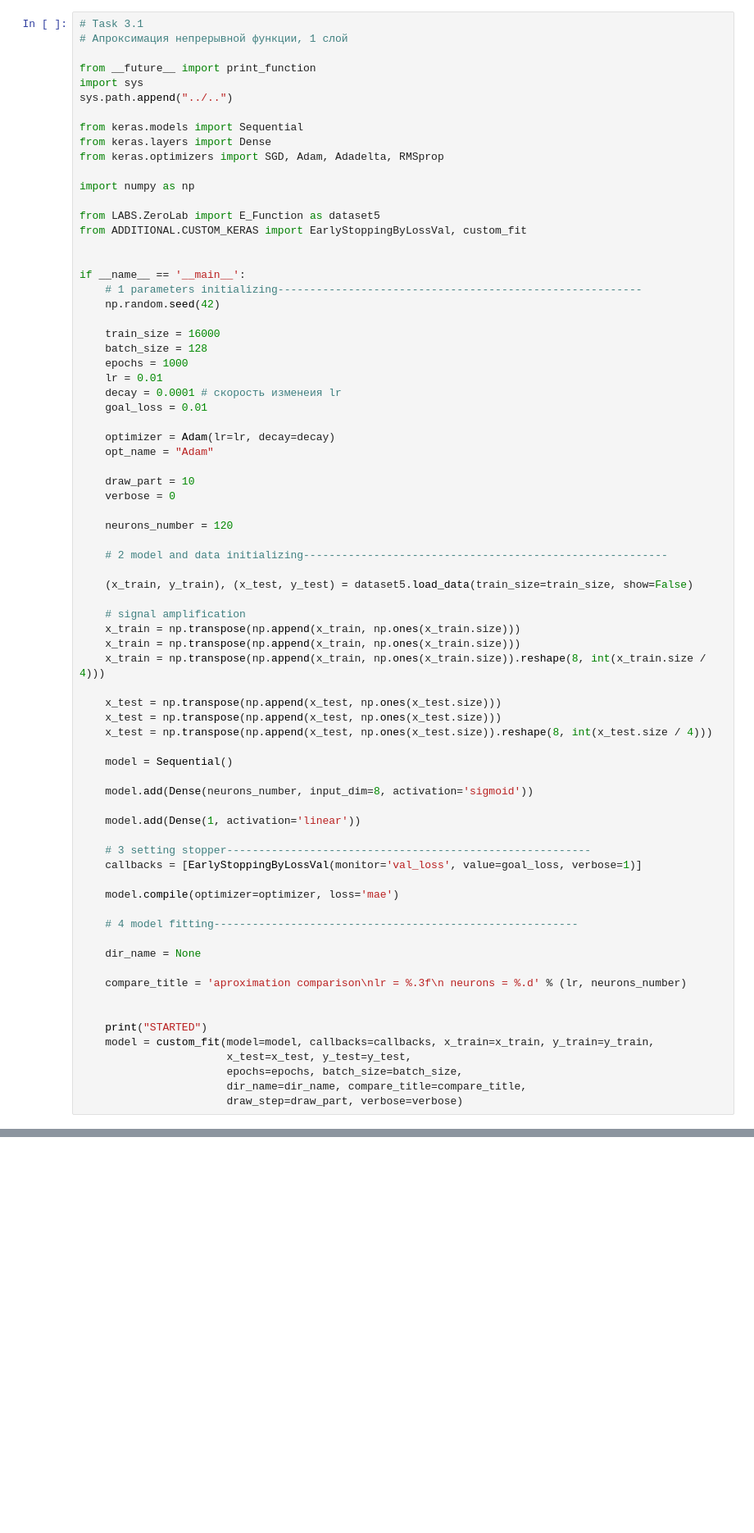
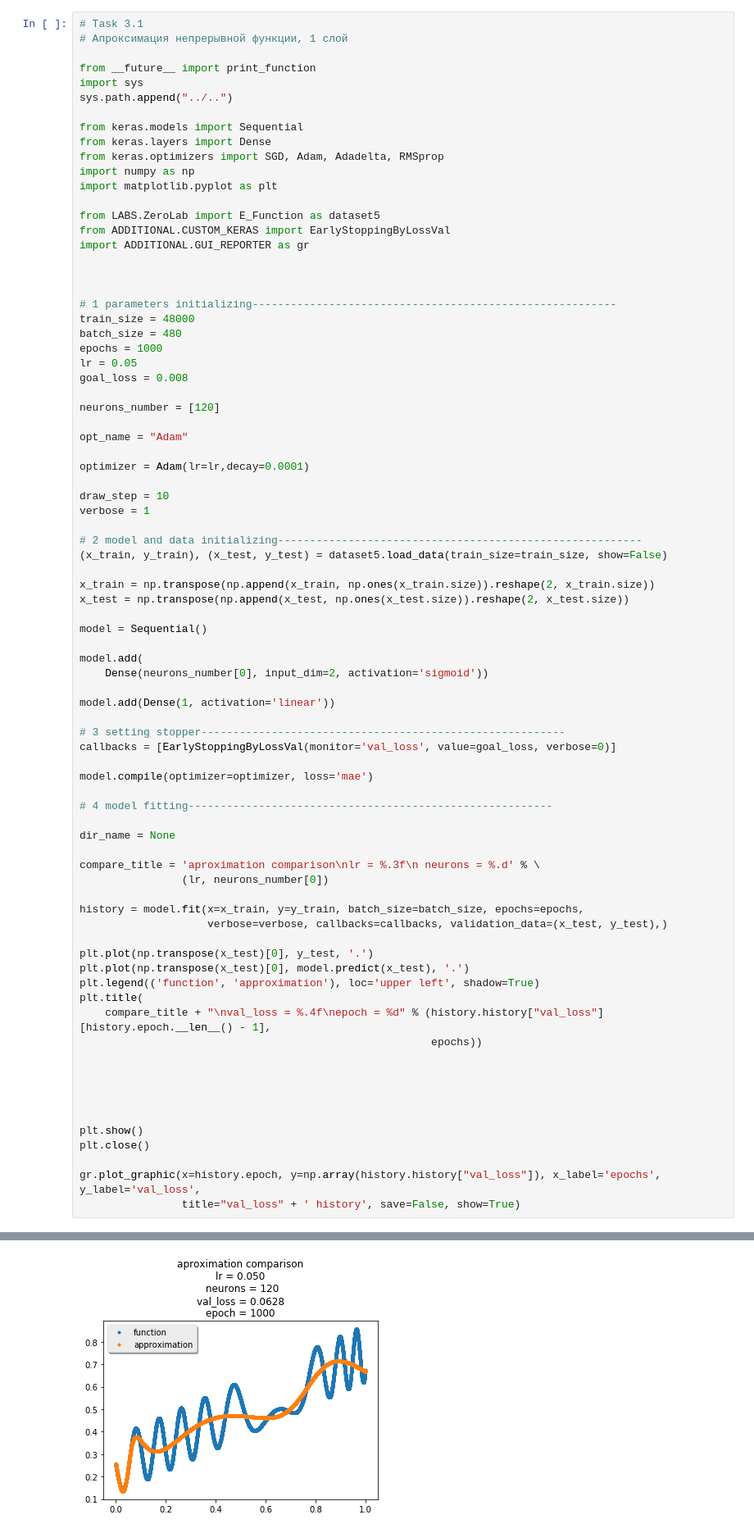
Before and after one commit to DanilaEremenko/NeuralNetwork, a Jupyter notebook: LABS/SecondLab/SecondReport.ipynb, the cells around one changed output, grey strips where cells are left out. Shown at 82% size. Saved outputs shown, nothing was run; the diff lists cells and outputs as text; blank space fills up the shorter version.

Commit message:
-SecondReport done -Third lab almost done, thanks neupy

```diff
--- a/LABS/SecondLab/SecondReport.ipynb
+++ b/LABS/SecondLab/SecondReport.ipynb
@@ -353,66 +304,73 @@ sys.path.append("../..")
 from keras.models import Sequential
 from keras.layers import Dense
 from keras.optimizers import SGD, Adam, Adadelta, RMSprop
-
 import numpy as np
+import matplotlib.pyplot as plt
 
 from LABS.ZeroLab import E_Function as dataset5
-from ADDITIONAL.CUSTOM_KERAS import EarlyStoppingByLossVal, custom_fit
+from ADDITIONAL.CUSTOM_KERAS import EarlyStoppingByLossVal
+import ADDITIONAL.GUI_REPORTER as gr
 
 
-if __name__ == '__main__':
-    # 1 parameters initializing---------------------------------------------------------
-    np.random.seed(42)
 
-    train_size = 16000
-    batch_size = 128
-    epochs = 1000
-    lr = 0.01
-    decay = 0.0001 # скорость изменеия lr
-    goal_loss = 0.01
+# 1 parameters initializing---------------------------------------------------------
+train_size = 48000
+batch_size = 480
+epochs = 1000
+lr = 0.05
+goal_loss = 0.008
 
-    optimizer = Adam(lr=lr, decay=decay)
-    opt_name = "Adam"
+neurons_number = [120]
 
-    draw_part = 10
-    verbose = 0
+opt_name = "Adam"
 
-    neurons_number = 120
+optimizer = Adam(lr=lr,decay=0.0001)
 
-    # 2 model and data initializing---------------------------------------------------------
+draw_step = 10
+verbose = 1
 
-    (x_train, y_train), (x_test, y_test) = dataset5.load_data(train_size=train_size, show=False)
+# 2 model and data initializing---------------------------------------------------------
+(x_train, y_train), (x_test, y_test) = dataset5.load_data(train_size=train_size, show=False)
 
-    # signal amplification
-    x_train = np.transpose(np.append(x_train, np.ones(x_train.size)))
-    x_train = np.transpose(np.append(x_train, np.ones(x_train.size)))
-    x_train = np.transpose(np.append(x_train, np.ones(x_train.size)).reshape(8, int(x_train.size / 4)))
+x_train = np.transpose(np.append(x_train, np.ones(x_train.size)).reshape(2, x_train.size))
+x_test = np.transpose(np.append(x_test, np.ones(x_test.size)).reshape(2, x_test.size))
 
-    x_test = np.transpose(np.append(x_test, np.ones(x_test.size)))
-    x_test = np.transpose(np.append(x_test, np.ones(x_test.size)))
-    x_test = np.transpose(np.append(x_test, np.ones(x_test.size)).reshape(8, int(x_test.size / 4)))
+model = Sequential()
 
-    model = Sequential()
+model.add(
+    Dense(neurons_number[0], input_dim=2, activation='sigmoid'))
 
-    model.add(Dense(neurons_number, input_dim=8, activation='sigmoid'))
+model.add(Dense(1, activation='linear'))
 
-    model.add(Dense(1, activation='linear'))
+# 3 setting stopper---------------------------------------------------------
+callbacks = [EarlyStoppingByLossVal(monitor='val_loss', value=goal_loss, verbose=0)]
 
-    # 3 setting stopper---------------------------------------------------------
-    callbacks = [EarlyStoppingByLossVal(monitor='val_loss', value=goal_loss, verbose=1)]
+model.compile(optimizer=optimizer, loss='mae')
 
-    model.compile(optimizer=optimizer, loss='mae')
+# 4 model fitting---------------------------------------------------------
 
-    # 4 model fitting---------------------------------------------------------
+dir_name = None
 
-    dir_name = None
+compare_title = 'aproximation comparison\nlr = %.3f\n neurons = %.d' % \
+                (lr, neurons_number[0])
 
-    compare_title = 'aproximation comparison\nlr = %.3f\n neurons = %.d' % (lr, neurons_number)
+history = model.fit(x=x_train, y=y_train, batch_size=batch_size, epochs=epochs,
+                    verbose=verbose, callbacks=callbacks, validation_data=(x_test, y_test),)
+
+plt.plot(np.transpose(x_test)[0], y_test, '.')
+plt.plot(np.transpose(x_test)[0], model.predict(x_test), '.')
+plt.legend(('function', 'approximation'), loc='upper left', shadow=True)
+plt.title(
+    compare_title + "\nval_loss = %.4f\nepoch = %d" % (history.history["val_loss"][history.epoch.__len__() - 1],
+                                                       epochs))
 
 
-    print("STARTED")
-    model = custom_fit(model=model, callbacks=callbacks, x_train=x_train, y_train=y_train,
-                       x_test=x_test, y_test=y_test,
-                       epochs=epochs, batch_size=batch_size,
-                       dir_name=dir_name, compare_title=compare_title,
-                       draw_step=draw_part, verbose=verbose)
+
+
+
+plt.show()
+plt.close()
+
+gr.plot_graphic(x=history.epoch, y=np.array(history.history["val_loss"]), x_label='epochs', y_label='val_loss',
+                title="val_loss" + ' history', save=False, show=True)
+# %% [output]
@@ -418,0 +394 @@ if __name__ == '__main__':
+[figure, added]
```
Also changed, not shown: parts of 8 cells of this notebook, 13 other files.
